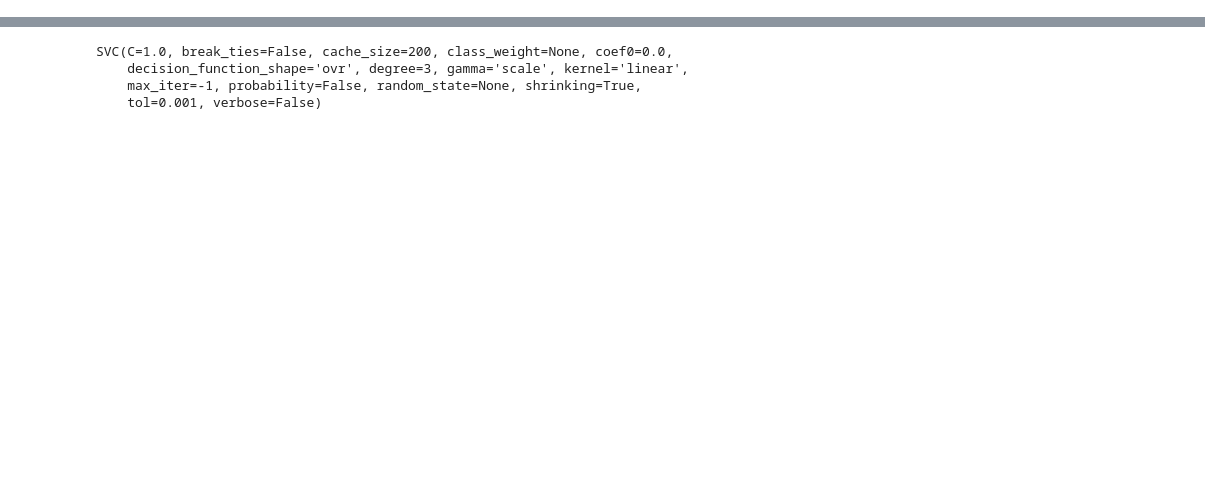
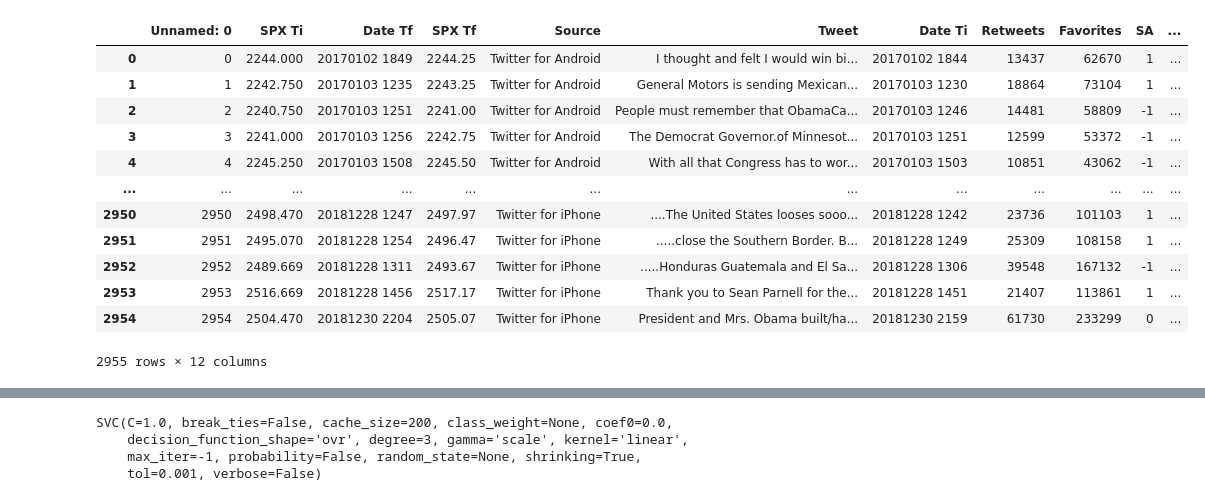
Before and after one commit to stephanieroman2020/FinalProject, a Jupyter notebook: FinalProject- SR/Support Vector Model.ipynb, the cells around one changed output, grey strips where cells are left out. Drawn from its saved outputs; the diff is of its cells as text; code cells hidden in the pictures; blank space fills up the shorter version.

```diff
--- a/FinalProject- SR/Support Vector Model.ipynb
+++ b/FinalProject- SR/Support Vector Model.ipynb
@@ -20,9 +6,0 @@ df.head()
-# %%
-import random
-market_movement = []
-for i in range(0, len(df.index)):
-    rand = random.randint(-1, 1)
-    market_movement.append(rand)
-
-df["Market Movement"] = market_movement
-df
@@ -42,0 +7,4 @@ df
+# %%
+#Load CSV
+df = pd.read_csv("../mergedata_%change.csv")
+df.head()
@@ -43 +18,35 @@ df
+# %%
+#Bin SPX % Change into +1,0,-1 and establish threshold
+market_movements = []
+pos_threshold = 0.0001
+neg_threshold = pos_threshold * -1
+
+for index, row in df.iterrows():
+    if row['% Change SPX'] >= pos_threshold:
+        market_movement = 1
+        market_movements.append(market_movement)
+    elif row['% Change SPX'] <= neg_threshold:
+        market_movement = -1
+        market_movements.append(market_movement)
+    else:
+        market_movement = 0
+        market_movements.append(market_movement)
+
+#Add new list as column to df
+df['Market Movement'] = market_movements
+df
+# %% [output]
+|  | Unnamed: 0 | SPX Ti | Date Tf | SPX Tf | Source | Tweet | Date Ti | Retweets | Favorites | SA | ... |
+| 0 | 0 | 2244.000 | 20170102 1849 | 2244.25 | Twitter for Android | I thought and felt I would win bi... | 20170102 1844 | 13437 | 62670 | 1 | ... |
+| 1 | 1 | 2242.750 | 20170103 1235 | 2243.25 | Twitter for Android | General Motors is sending Mexican... | 20170103 1230 | 18864 | 73104 | 1 | ... |
+| 2 | 2 | 2240.750 | 20170103 1251 | 2241.00 | Twitter for Android | People must remember that ObamaCa... | 20170103 1246 | 14481 | 58809 | -1 | ... |
+| 3 | 3 | 2241.000 | 20170103 1256 | 2242.75 | Twitter for Android | The Democrat Governor.of Minnesot... | 20170103 1251 | 12599 | 53372 | -1 | ... |
+| 4 | 4 | 2245.250 | 20170103 1508 | 2245.50 | Twitter for Android | With all that Congress has to wor... | 20170103 1503 | 10851 | 43062 | -1 | ... |
+| ... | ... | ... | ... | ... | ... | ... | ... | ... | ... | ... | ... |
+| 2950 | 2950 | 2498.470 | 20181228 1247 | 2497.97 | Twitter for iPhone | ....The United States looses sooo... | 20181228 1242 | 23736 | 101103 | 1 | ... |
+| 2951 | 2951 | 2495.070 | 20181228 1254 | 2496.47 | Twitter for iPhone | .....close the Southern Border. B... | 20181228 1249 | 25309 | 108158 | 1 | ... |
+| 2952 | 2952 | 2489.669 | 20181228 1311 | 2493.67 | Twitter for iPhone | .....Honduras Guatemala and El Sa... | 20181228 1306 | 39548 | 167132 | -1 | ... |
+| 2953 | 2953 | 2516.669 | 20181228 1456 | 2517.17 | Twitter for iPhone | Thank you to Sean Parnell for the... | 20181228 1451 | 21407 | 113861 | 1 | ... |
+| 2954 | 2954 | 2504.470 | 20181230 2204 | 2505.07 | Twitter for iPhone | President and Mrs. Obama built/ha... | 20181230 2159 | 61730 | 233299 | 0 | ... |
+2955 rows × 12 columns
 # %%
```
Also changed, not shown: parts of 15 cells of this notebook, 5 other files.
